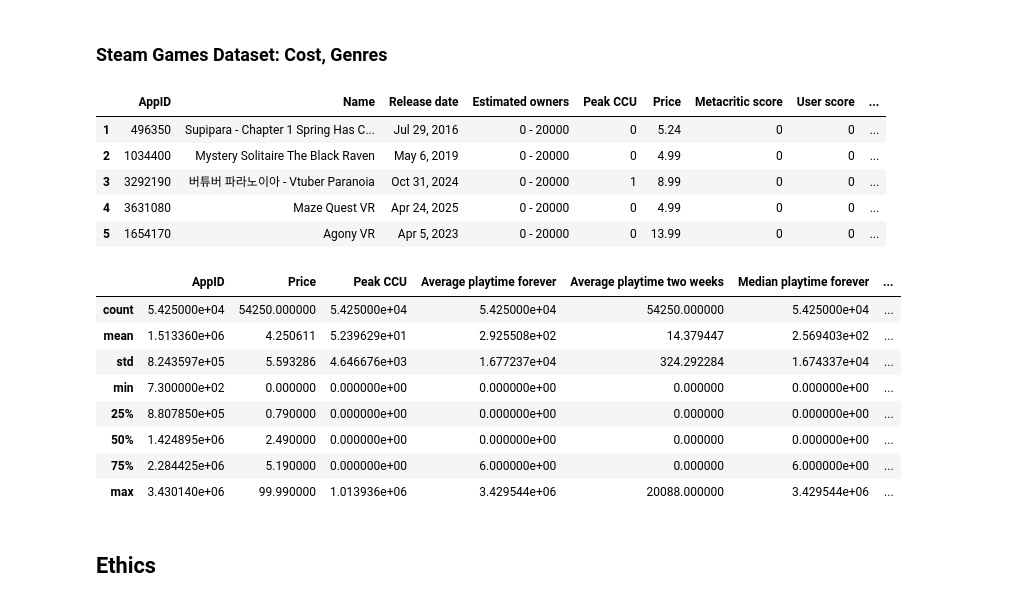
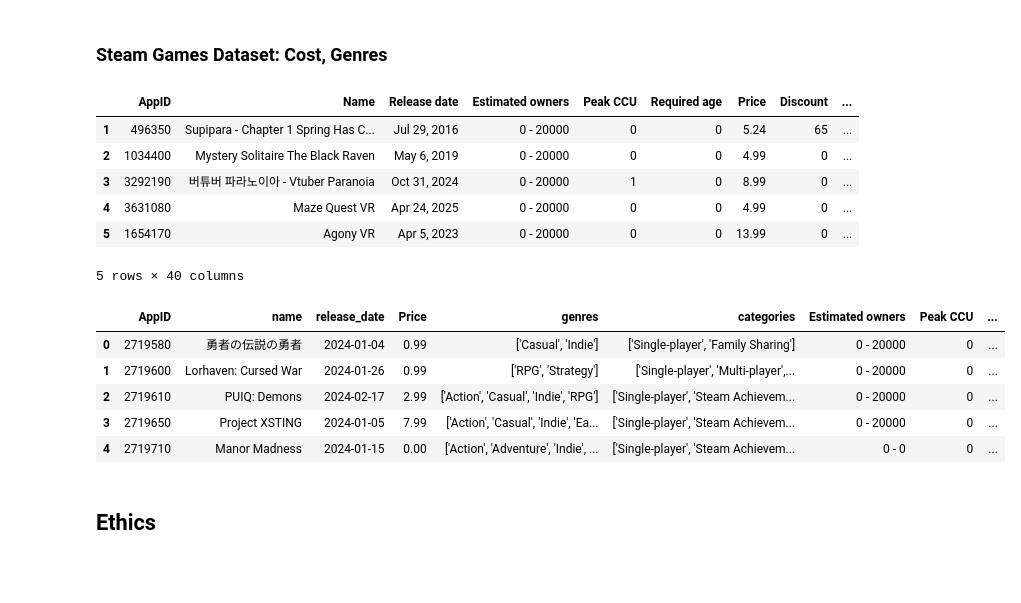
Before and after one commit to COGS108/Group100_WI26, a Jupyter notebook: 01-DataCheckpoint.ipynb, the cells around one changed output. Saved outputs shown, nothing was run; the diff lists cells and outputs as text; code cells hidden in the pictures; blank space fills up the shorter version.

Commit message:
Removed Metacritic score and User score from final dataset

```diff
--- a/01-DataCheckpoint.ipynb
+++ b/01-DataCheckpoint.ipynb
@@ -193,7 +193,7 @@ steam1[steam1["n_achievements"] > 300][["name", "n_achievements"]].head()
 
 steam1 = steam1[steam1["required_age"] <= 30]
 steam1 = steam1[steam1["is_released"] == True]
-steam1 = steam1.drop(columns=["price_initial (USD)", "developers", "publishers", "platforms", "review_score_desc", "additional_content", "required_age", "is_released"])
+steam1 = steam1.drop(columns=["price_initial (USD)", "developers", "publishers", "platforms", "review_score_desc", "additional_content", "required_age", "is_released", "metacritic"])
 
 #Removed the data considered harmful to our data, or unnecessary.
 
@@ -247,7 +247,7 @@ steam2.describe() #Price of 999.98 max, which is an outlier.
 
 #Step F: Cleaning Data
 steam2 = steam2[steam2["Price"] <= 100]
-steam2 = steam2.drop(columns=["Discount", "Required age", "DLC count", "About the game", "Supported languages", "Full audio languages", "Reviews", "Header image", "Website", "Support url", "Support email", "Windows", "Mac", "Linux", "Metacritic url", "Recommendations", "Notes", "Developers", "Publishers", "Screenshots", "Movies", "Score rank", "Tags"])
+# steam2 = steam2.drop(columns=["Discount", "Required age", "DLC count", "About the game", "Supported languages", "Full audio languages", "Reviews", "Header image", "Website", "Support url", "Support email", "Windows", "Mac", "Linux", "Metacritic url", "Recommendations", "Notes", "Developers", "Publishers", "Screenshots", "Movies", "Score rank", "Tags", "User Score"])
 steam2 = steam2.dropna(subset=["Genres", "Categories"]) #Drop the ones where there are no genres, as it is a necessary component
 
 steam2.isna().sum()
@@ -258,39 +258,36 @@ steam2.to_csv("data/02-processed/steam_games_2_cleaned.csv", index = False)
 
 steam2.head()
 # %% [output]
-|  | AppID | Name | Release date | Estimated owners | Peak CCU | Price | Metacritic score | User score | ... |
-| 1 | 496350 | Supipara - Chapter 1 Spring Has C... | Jul 29, 2016 | 0 - 20000 | 0 | 5.24 | 0 | 0 | ... |
-| 2 | 1034400 | Mystery Solitaire The Black Raven | May 6, 2019 | 0 - 20000 | 0 | 4.99 | 0 | 0 | ... |
-| 3 | 3292190 | 버튜버 파라노이아 - Vtuber Paranoia | Oct 31, 2024 | 0 - 20000 | 1 | 8.99 | 0 | 0 | ... |
-| 4 | 3631080 | Maze Quest VR | Apr 24, 2025 | 0 - 20000 | 0 | 4.99 | 0 | 0 | ... |
-| 5 | 1654170 | Agony VR | Apr 5, 2023 | 0 - 20000 | 0 | 13.99 | 0 | 0 | ... |
+|  | AppID | Name | Release date | Estimated owners | Peak CCU | Required age | Price | Discount | ... |
+| 1 | 496350 | Supipara - Chapter 1 Spring Has C... | Jul 29, 2016 | 0 - 20000 | 0 | 0 | 5.24 | 65 | ... |
+| 2 | 1034400 | Mystery Solitaire The Black Raven | May 6, 2019 | 0 - 20000 | 0 | 0 | 4.99 | 0 | ... |
+| 3 | 3292190 | 버튜버 파라노이아 - Vtuber Paranoia | Oct 31, 2024 | 0 - 20000 | 1 | 0 | 8.99 | 0 | ... |
+| 4 | 3631080 | Maze Quest VR | Apr 24, 2025 | 0 - 20000 | 0 | 0 | 4.99 | 0 | ... |
+| 5 | 1654170 | Agony VR | Apr 5, 2023 | 0 - 20000 | 0 | 0 | 13.99 | 0 | ... |
+5 rows × 40 columns
 # %%
 #Merging the two datasets based on ID of the game.
 steam1 = steam1.rename(columns={"steam_appid": "AppID"})
 steam_games = pd.merge(steam1, steam2, on="AppID", how="inner")
 steam_games.shape #54250 valid data
 
 steam_games.head() #We have duplicate positive and negative columns, with different data. Best choice is to only pick one.
-steam_games = steam_games.drop(columns=["total_reviews", "total_positive", "total_negative", "Name", "metacritic", "Achievements", "Categories", "Genres", "Release date", "review_score", "positive_percentual"])
+steam_games = steam_games.drop(columns=["total_reviews", "total_positive", "total_negative", "Name", "Achievements", "Categories", "Genres", "Release date", "review_score", "positive_percentual"])
 
 #Although we only have 1 of each variable now, we will want to reorder it in a sensible manner
 
-steam_games = steam_games[["AppID", "name", "release_date", "Price", "genres", "categories", "Estimated owners", "Peak CCU", "Average playtime forever", "Average playtime two weeks", "Median playtime forever", "Median playtime two weeks", "Positive", "Negative", "Metacritic score", "User score", "is_free"]]
+steam_games = steam_games[["AppID", "name", "release_date", "Price", "genres", "categories", "Estimated owners", "Peak CCU", "Average playtime forever", "Average playtime two weeks", "Median playtime forever", "Median playtime two weeks", "Positive", "Negative", "is_free"]]
 
 #Now that everything is to our liking, upload
 steam_games.to_csv("data/02-processed/steam_games.csv", index = False)
 steam_games.head()
-steam_games.describe()
 # %% [output]
-|  | AppID | Price | Peak CCU | Average playtime forever | Average playtime two weeks | Median playtime forever | ... |
-| count | 5.425000e+04 | 54250.000000 | 5.425000e+04 | 5.425000e+04 | 54250.000000 | 5.425000e+04 | ... |
-| mean | 1.513360e+06 | 4.250611 | 5.239629e+01 | 2.925508e+02 | 14.379447 | 2.569403e+02 | ... |
-| std | 8.243597e+05 | 5.593286 | 4.646676e+03 | 1.677237e+04 | 324.292284 | 1.674337e+04 | ... |
-| min | 7.300000e+02 | 0.000000 | 0.000000e+00 | 0.000000e+00 | 0.000000 | 0.000000e+00 | ... |
-| 25% | 8.807850e+05 | 0.790000 | 0.000000e+00 | 0.000000e+00 | 0.000000 | 0.000000e+00 | ... |
-| 50% | 1.424895e+06 | 2.490000 | 0.000000e+00 | 0.000000e+00 | 0.000000 | 0.000000e+00 | ... |
-| 75% | 2.284425e+06 | 5.190000 | 0.000000e+00 | 6.000000e+00 | 0.000000 | 6.000000e+00 | ... |
-| max | 3.430140e+06 | 99.990000 | 1.013936e+06 | 3.429544e+06 | 20088.000000 | 3.429544e+06 | ... |
+|  | AppID | name | release_date | Price | genres | categories | Estimated owners | Peak CCU | ... |
+| 0 | 2719580 | 勇者の伝説の勇者 | 2024-01-04 | 0.99 | ['Casual', 'Indie'] | ['Single-player', 'Family Sharing'] | 0 - 20000 | 0 | ... |
+| 1 | 2719600 | Lorhaven: Cursed War | 2024-01-26 | 0.99 | ['RPG', 'Strategy'] | ['Single-player', 'Multi-player',... | 0 - 20000 | 0 | ... |
+| 2 | 2719610 | PUIQ: Demons | 2024-02-17 | 2.99 | ['Action', 'Casual', 'Indie', 'RPG'] | ['Single-player', 'Steam Achievem... | 0 - 20000 | 0 | ... |
+| 3 | 2719650 | Project XSTING | 2024-01-05 | 7.99 | ['Action', 'Casual', 'Indie', 'Ea... | ['Single-player', 'Steam Achievem... | 0 - 20000 | 0 | ... |
+| 4 | 2719710 | Manor Madness | 2024-01-15 | 0.00 | ['Action', 'Adventure', 'Indie', ... | ['Single-player', 'Steam Achievem... | 0 - 0 | 0 | ... |
 # %% [markdown]
 ## Ethics
 # %% [markdown]
```
